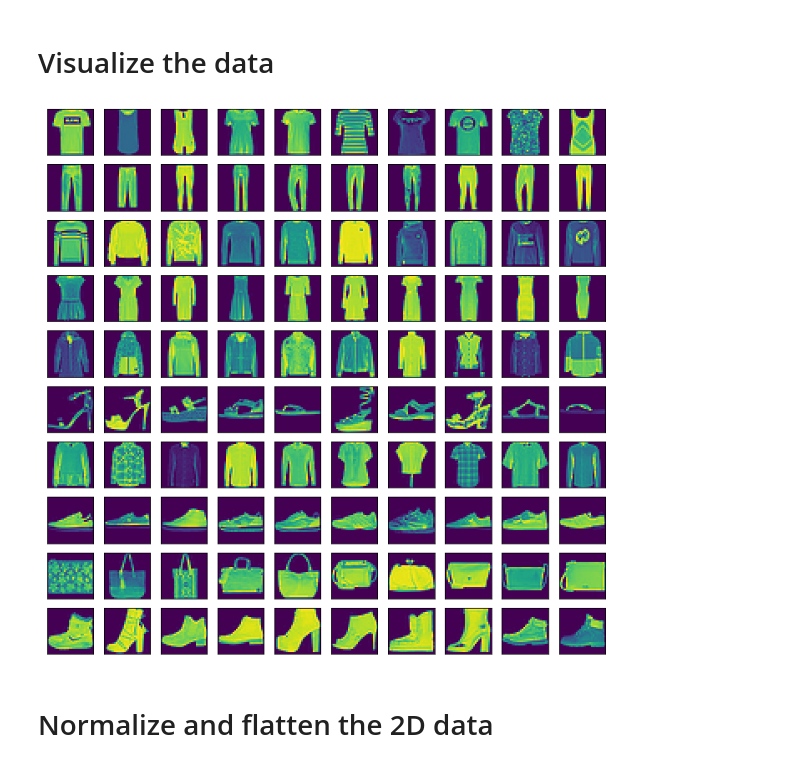
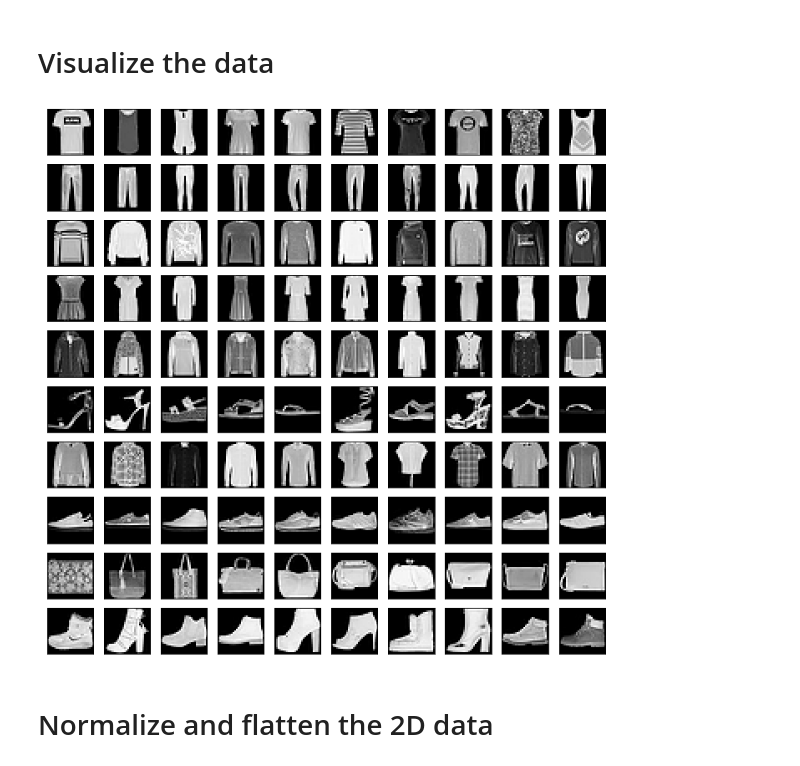
Before and after one commit to kenperry-public/ML_Fall_2019, a Jupyter notebook: DNN_MNIST.ipynb, the cells around one changed output. Cells and saved outputs as stored; diff of their text form; code cells hidden in the pictures.

```diff
--- a/DNN_MNIST.ipynb
+++ b/DNN_MNIST.ipynb
@@ -76,7 +76,7 @@ def showImage(img, ax=plt, cmap=None):
     _= ax.imshow(img, cmap=cmap)
 
 
-def showTrain(xtrain, ytrain, num=5):
+def showTrain(xtrain, ytrain, num=5, cmap=None):
   #  ytrain is OHE
   isOHE = len(ytrain.shape) > 1
   if isOHE:
@@ -95,7 +95,7 @@ def showTrain(xtrain, ytrain, num=5):
 
     for i in range(0,num):
       ax = fig.add_subplot(num_classes, num, thisClass * num + i +1)
-      showImage(xtrain_thisClass[i], ax)
+      showImage(xtrain_thisClass[i], ax, cmap=cmap)
 
       # ax.set_title(y[i])
       # ax.set_xlabel( idxs[i] )
@@ -158,9 +158,9 @@ def trainModel(model, X_train, y_train, X_test, y_test, loss_fn=tf.keras.losses.
 # %% [markdown]
 # Visualize the data
 # %%
-showTrain(X_train, y_train, num=10)
+showTrain(X_train, y_train, num=10, cmap="gray")
 # %% [output]
-[figure, old version]
+[figure, new version]
 # %% [markdown]
 # Normalize and flatten the 2D data
 # %%
```
Also changed, not shown: parts of 8 cells of this notebook, 16 other files.
